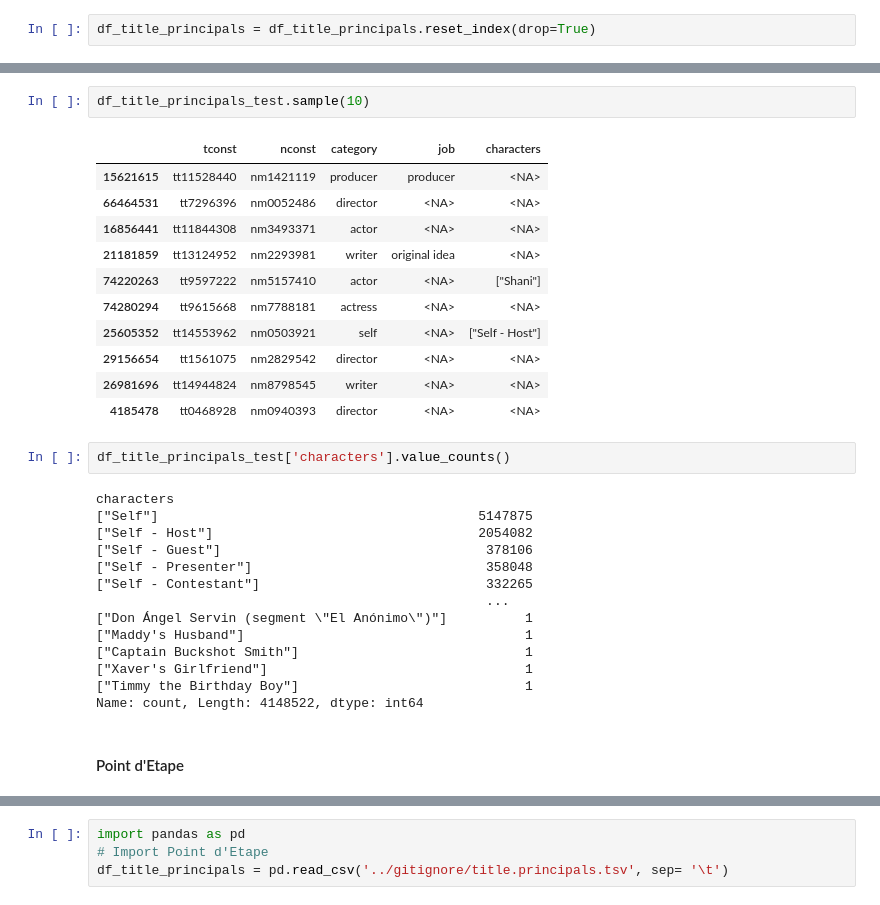
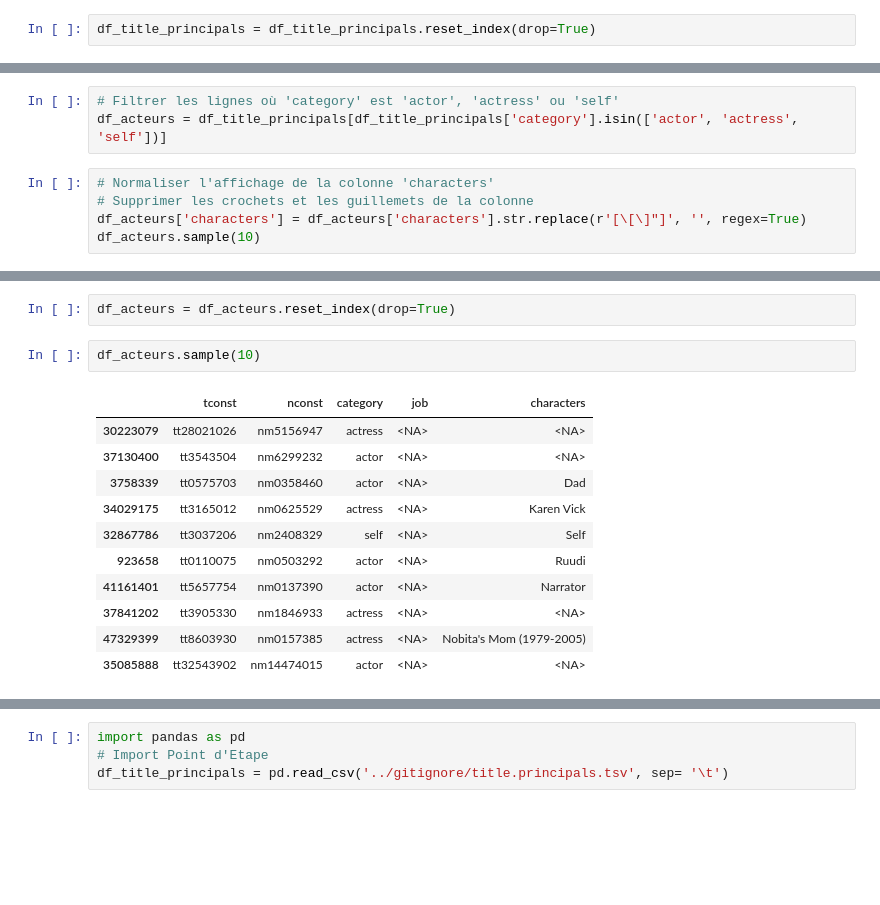
Before and after one commit to jpvt-data/AlgoCinema, a Jupyter notebook: exploration/exploration_title_principal.ipynb, the cells around one changed output, grey strips where cells are left out. Saved outputs shown, nothing was run; the diff lists cells and outputs as text; blank space fills up the shorter version.

Commit message:
Réorganisation ML / Fchiers Test JP

```diff
--- a/exploration/exploration_title_principal.ipynb
+++ b/exploration/exploration_title_principal.ipynb
@@ -211,0 +238,8 @@ df_title_principals_test = df_title_principals.copy()
+# %%
+# Filtrer les lignes où 'category' est 'actor', 'actress' ou 'self'
+df_acteurs = df_title_principals[df_title_principals['category'].isin(['actor', 'actress', 'self'])]
+# %%
+# Normaliser l'affichage de la colonne 'characters'
+# Supprimer les crochets et les guillemets de la colonne
+df_acteurs['characters'] = df_acteurs['characters'].str.replace(r'[\[\]"]', '', regex=True)
+df_acteurs.sample(10)
@@ -212,32 +263,16 @@ df_title_principals_test = df_title_principals.copy()
+# %%
+df_acteurs = df_acteurs.reset_index(drop=True)
 # %%
-df_title_principals_test.sample(10)
+df_acteurs.sample(10)
 # %% [output]
 |  | tconst | nconst | category | job | characters |
-| 15621615 | tt11528440 | nm1421119 | producer | producer | <NA> |
-| 66464531 | tt7296396 | nm0052486 | director | <NA> | <NA> |
-| 16856441 | tt11844308 | nm3493371 | actor | <NA> | <NA> |
-| 21181859 | tt13124952 | nm2293981 | writer | original idea | <NA> |
-| 74220263 | tt9597222 | nm5157410 | actor | <NA> | ["Shani"] |
-| 74280294 | tt9615668 | nm7788181 | actress | <NA> | <NA> |
-| 25605352 | tt14553962 | nm0503921 | self | <NA> | ["Self - Host"] |
-| 29156654 | tt1561075 | nm2829542 | director | <NA> | <NA> |
-| 26981696 | tt14944824 | nm8798545 | writer | <NA> | <NA> |
-| 4185478 | tt0468928 | nm0940393 | director | <NA> | <NA> |
+| 30223079 | tt28021026 | nm5156947 | actress | <NA> | <NA> |
+| 37130400 | tt3543504 | nm6299232 | actor | <NA> | <NA> |
+| 3758339 | tt0575703 | nm0358460 | actor | <NA> | Dad |
+| 34029175 | tt3165012 | nm0625529 | actress | <NA> | Karen Vick |
+| 32867786 | tt3037206 | nm2408329 | self | <NA> | Self |
+| 923658 | tt0110075 | nm0503292 | actor | <NA> | Ruudi |
+| 41161401 | tt5657754 | nm0137390 | actor | <NA> | Narrator |
+| 37841202 | tt3905330 | nm1846933 | actress | <NA> | <NA> |
+| 47329399 | tt8603930 | nm0157385 | actress | <NA> | Nobita's Mom (1979-2005) |
+| 35085888 | tt32543902 | nm14474015 | actor | <NA> | <NA> |
-# %%
-df_title_principals_test['characters'].value_counts()
-# %% [output]
-characters
-["Self"]                                         5147875
-["Self - Host"]                                  2054082
-["Self - Guest"]                                  378106
-["Self - Presenter"]                              358048
-["Self - Contestant"]                             332265
-                                                  ...
-["Don Ángel Servin (segment \"El Anónimo\")"]          1
-["Maddy's Husband"]                                    1
-["Captain Buckshot Smith"]                             1
-["Xaver's Girlfriend"]                                 1
-["Timmy the Birthday Boy"]                             1
-Name: count, Length: 4148522, dtype: int64
-# %% [markdown]
-#### Point d'Etape
```
Also changed, not shown: parts of 21 cells of this notebook, 7 other files.
